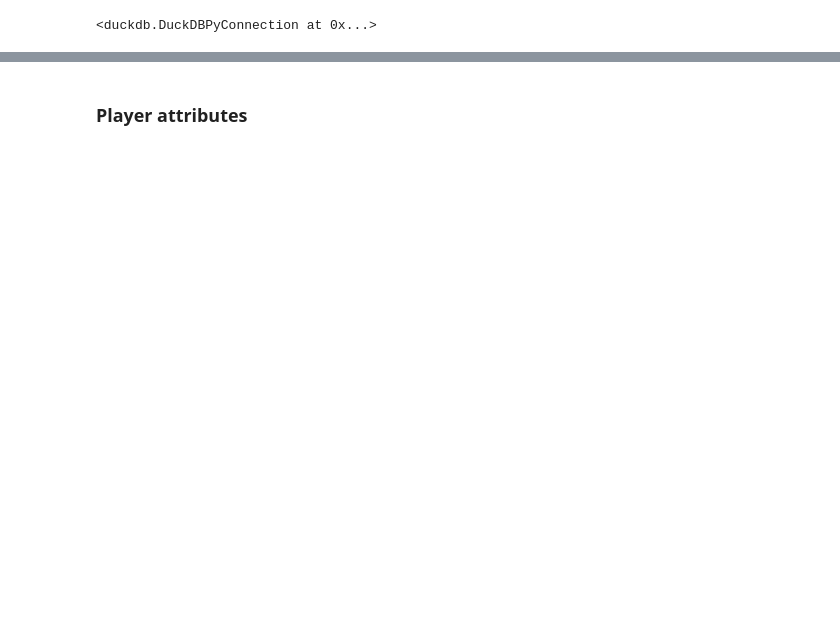
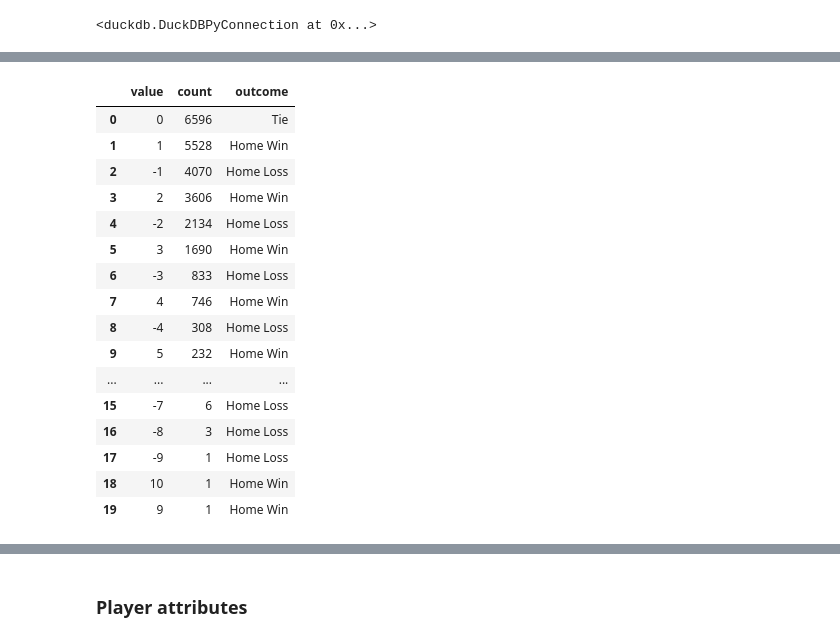
Before and after one commit to gediminas-skvarnavicius/football-db-analysis, a Jupyter notebook: analysis.ipynb, the cells around one changed output, grey strips where cells are left out. Saved outputs shown, nothing was run; the diff lists cells and outputs as text; code cells hidden in the pictures; blank space fills up the shorter version.

```diff
--- a/analysis.ipynb
+++ b/analysis.ipynb
@@ -123,0 +138,20 @@ SELECT count(distinct player_api_id) FROM Player"""
+# %%
+match_outcomes
+# %% [output]
+|  | value | count | outcome |
+| 0 | 0 | 6596 | Tie |
+| 1 | 1 | 5528 | Home Win |
+| 2 | -1 | 4070 | Home Loss |
+| 3 | 2 | 3606 | Home Win |
+| 4 | -2 | 2134 | Home Loss |
+| 5 | 3 | 1690 | Home Win |
+| 6 | -3 | 833 | Home Loss |
+| 7 | 4 | 746 | Home Win |
+| 8 | -4 | 308 | Home Loss |
+| 9 | 5 | 232 | Home Win |
+| ... | ... | ... | ... |
+| 15 | -7 | 6 | Home Loss |
+| 16 | -8 | 3 | Home Loss |
+| 17 | -9 | 1 | Home Loss |
+| 18 | 10 | 1 | Home Win |
+| 19 | 9 | 1 | Home Win |
```
Also changed, not shown: parts of 37 cells of this notebook, 1 other file.
